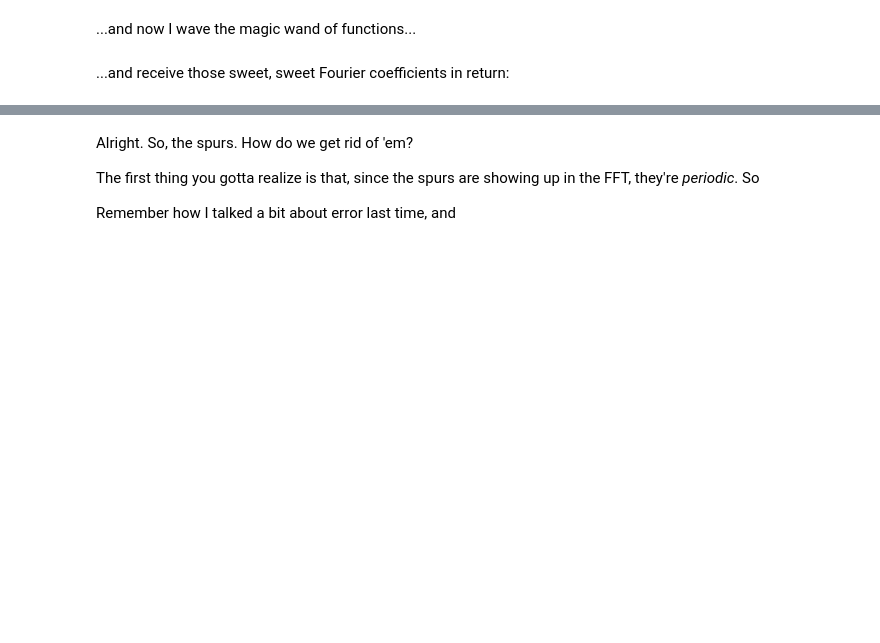
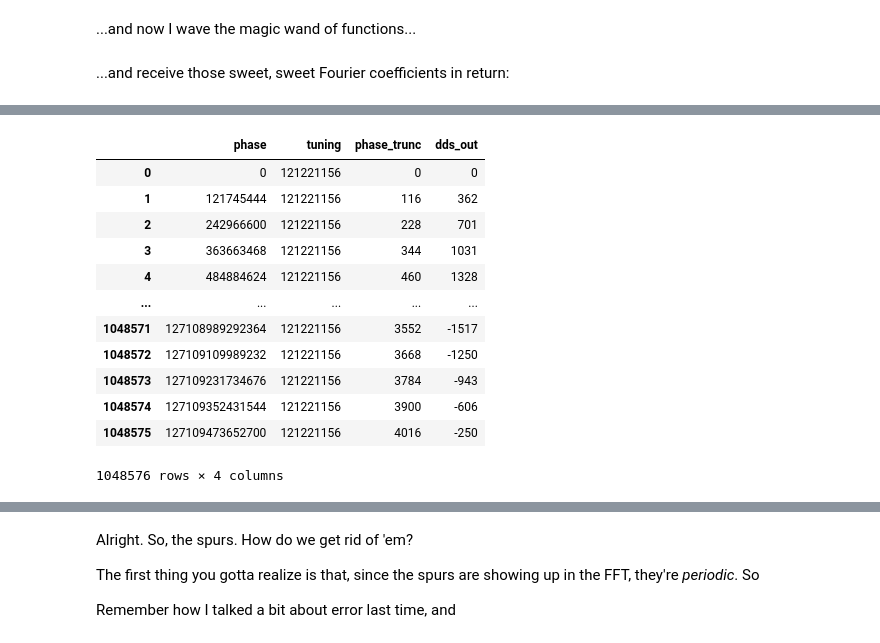
Before and after one commit to Cushychicken/dds-engine, a Jupyter notebook: tools/dds-model-phase-dithering.ipynb, the cells around one changed output, grey strips where cells are left out. Saved outputs shown, nothing was run; the diff lists cells and outputs as text; code cells hidden in the pictures; blank space fills up the shorter version.

```diff
--- a/tools/dds-model-phase-dithering.ipynb
+++ b/tools/dds-model-phase-dithering.ipynb
@@ -113,0 +51,22 @@ plt.show()
+# %%
+df_phase = dds.generate_dds_frame(phase, tuning, dither_output=False)
+df_fft   = dds.generate_dds_spectrum(df_phase['dds_out'])
+
+phase_dither = dds.generate_dds_frame(phase, tuning, dither_output=True)
+df_dither_fft   = dds.generate_dds_spectrum(phase_dither['dds_out'])
+
+phase_dither
+# %% [output]
+|  | phase | tuning | phase_trunc | dds_out |
+| 0 | 0 | 121221156 | 0 | 0 |
+| 1 | 121745444 | 121221156 | 116 | 362 |
+| 2 | 242966600 | 121221156 | 228 | 701 |
+| 3 | 363663468 | 121221156 | 344 | 1031 |
+| 4 | 484884624 | 121221156 | 460 | 1328 |
+| ... | ... | ... | ... | ... |
+| 1048571 | 127108989292364 | 121221156 | 3552 | -1517 |
+| 1048572 | 127109109989232 | 121221156 | 3668 | -1250 |
+| 1048573 | 127109231734676 | 121221156 | 3784 | -943 |
+| 1048574 | 127109352431544 | 121221156 | 3900 | -606 |
+| 1048575 | 127109473652700 | 121221156 | 4016 | -250 |
+1048576 rows × 4 columns
```
Also changed, not shown: parts of 9 cells of this notebook, 3 other files.
